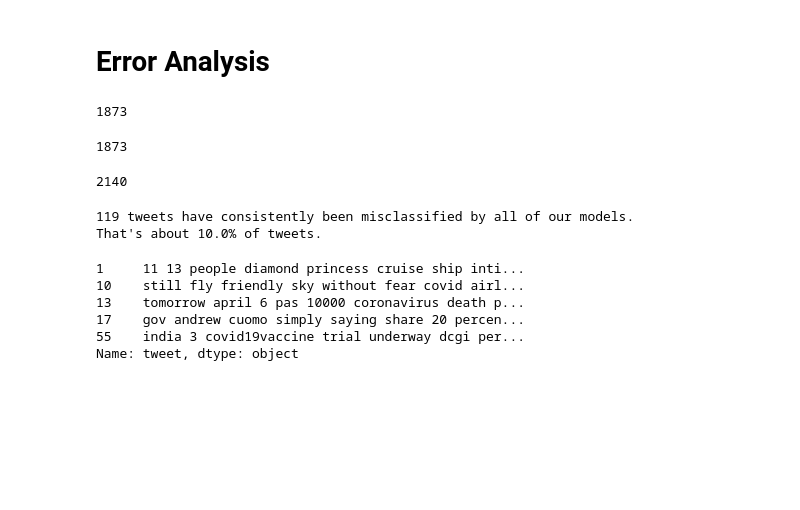
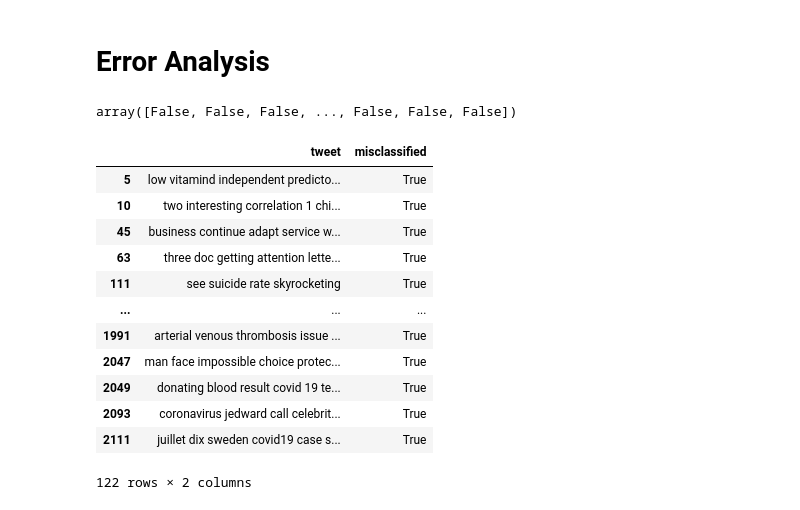
Before and after one commit to smkerr/COVID-fake-news-detection, a Jupyter notebook: model/fine-tuned-model-no-tweet2vec.ipynb, the cells around one changed output. Drawn from its saved outputs; the diff is of its cells as text; code cells hidden in the pictures; blank space fills up the shorter version.

```diff
--- a/model/fine-tuned-model-no-tweet2vec.ipynb
+++ b/model/fine-tuned-model-no-tweet2vec.ipynb
@@ -42,18 +42,21 @@ ModuleNotFoundError: No module named 'google'
 np.random.seed(42)
 # %%
 # load & clean data
-train = pd.read_csv('https://raw.githubusercontent.com/smkerr/COVID-fake-news-detection/main/data/original%20data/Constraint_Train.csv', header=0)
-train_clean = train[train["tweet"].map(len) <= 280].drop_duplicates() # drop posts longer than 280 characters & drop duplicates
-X_train, y_train = train_clean["tweet"], train_clean["label"]
+#train = pd.read_csv('https://raw.githubusercontent.com/smkerr/COVID-fake-news-detection/main/data/original-data/Constraint_Train.csv', header=0)
+#train_clean = train[train["tweet"].map(len) <= 280].drop_duplicates() # drop posts longer than 280 characters & drop duplicates
+#X_train, y_train = train_clean["tweet"], train_clean["label"]
 
 
-val = pd.read_csv('https://raw.githubusercontent.com/smkerr/COVID-fake-news-detection/main/data/original%20data/Constraint_Val.csv', header=0)
-val_clean = val[val["tweet"].map(len) <= 280].drop_duplicates()  # drop posts longer than 280 characters & drop duplicates
-X_val, y_val = val_clean["tweet"], val_clean["label"]
 
-test = pd.read_csv('https://raw.githubusercontent.com/smkerr/COVID-fake-news-detection/main/data/original%20data/Constraint_Test.csv', header=0)
-test_clean = test[test["tweet"].map(len) <= 280].drop_duplicates()  # drop posts longer than 280 characters & drop duplicates
-X_test, y_test = test_clean["tweet"], test_clean["label"]
+#val = pd.read_csv('https://github.com/smkerr/COVID-fake-news-detection/blob/main/data/original-data/Constraint_Val.csv', header=0)
+#val_clean = val[val["tweet"].map(len) <= 280].drop_duplicates()  # drop posts longer than 280 characters & drop duplicates
+#X_val, y_val = val_clean["tweet"], val_clean["label"]
+
+
+#test = pd.read_csv('https://github.com/smkerr/COVID-fake-news-detection/blob/main/data/original-data/Constraint_Test.csv', header=0)
+#test_clean = test[test["tweet"].map(len) <= 280].drop_duplicates()  # drop posts longer than 280 characters & drop duplicates
+#X_test, y_test = test_clean["tweet"], test_clean["label"]
+
 
 #new = pd.read_csv('new_data.csv', header=0)
 #new_clean = new[new["statement"].map(len) <= 280].drop_duplicates()  # drop posts longer than 280 characters & drop duplicates
@@ -589,38 +592,41 @@ F1 :  0.9269574919459335
 #                      title = 'Confusion matix of Ensemble on new data')
 # %% [markdown]
 # Error Analysis
-# %%
-len(y_val)
-# %% [output]
-1873
-# %%
-len(svm_pred)
-# %% [output]
-1873
-# %%
-len(val)
-# %% [output]
-2140
 # %%
 # error analysis, to compare the false classifications of the different models
-false_pred_svm = X_val[(y_val != svm_pred)]
-false_pred_xgb = X_val[(y_val != xgb_pred)]
-false_pred_lr = X_val[(y_val != lr_pred)]
-false_pred_ada = X_val[(y_val != ada_pred)]
-false_pred_ensemble = X_val[(y_val != voting_pred)]
+
+false_pred_test_svm = y_test != svm_pred_test
+
+#false_pred_svm = X_val[(y_val != svm_pred)]
+#false_pred_xgb = X_val[(y_val != xgb_pred)]
+#false_pred_lr = X_val[(y_val != lr_pred)]
+#false_pred_ada = X_val[(y_val != ada_pred)]
+#false_pred_ensemble = X_val[(y_val != voting_pred)]
 
 # compile common mistakes
-common_mistakes_df = false_pred_svm = false_pred_gb = false_pred_lr = false_pred_xg = false_pred_ada = false_pred_ensemble
+#common_mistakes_df = false_pred_svm = false_pred_gb = false_pred_lr = false_pred_xg = false_pred_ada = false_pred_ensemble
 
 # inspect df
-print(f"{len(common_mistakes_df)} tweets have consistently been misclassified by all of our models.\nThat's about {100*round(len(common_mistakes_df)/len(y_val),1)}% of tweets.")
-common_mistakes_df.head()
+#print(f"{len(common_mistakes_df)} tweets have consistently been misclassified by all of our models.\nThat's about {100*round(len(common_mistakes_df)/len(y_val),1)}% of tweets.")
+#common_mistakes_df.head()
+false_pred_test_svm
 # %% [output]
-119 tweets have consistently been misclassified by all of our models.
-That's about 10.0% of tweets.
+array([False, False, False, ..., False, False, False])
-1     11 13 people diamond princess cruise ship inti...
-10    still fly friendly sky without fear covid airl...
-13    tomorrow april 6 pas 10000 coronavirus death p...
-17    gov andrew cuomo simply saying share 20 percen...
-55    india 3 covid19vaccine trial underway dcgi per...
-Name: tweet, dtype: object
+# %%
+X_test = X_test.to_frame()
+# %%
+X_test['misclassified'] = false_pred_test_svm
+# %% [output]
+|  | tweet | misclassified |
+| 5 | low vitamind independent predicto... | True |
+| 10 | two interesting correlation 1 chi... | True |
+| 45 | business continue adapt service w... | True |
+| 63 | three doc getting attention lette... | True |
+| 111 | see suicide rate skyrocketing | True |
+| ... | ... | ... |
+| 1991 | arterial venous thrombosis issue ... | True |
+| 2047 | man face impossible choice protec... | True |
+| 2049 | donating blood result covid 19 te... | True |
+| 2093 | coronavirus jedward call celebrit... | True |
+| 2111 | juillet dix sweden covid19 case s... | True |
+122 rows × 2 columns
```
Also changed, not shown: parts of 6 cells of this notebook, 1 other file.
